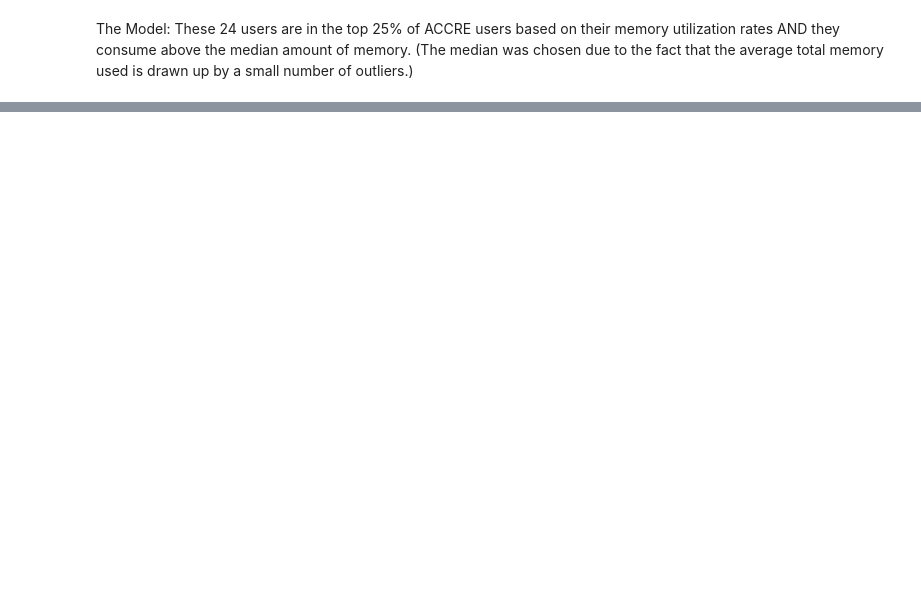
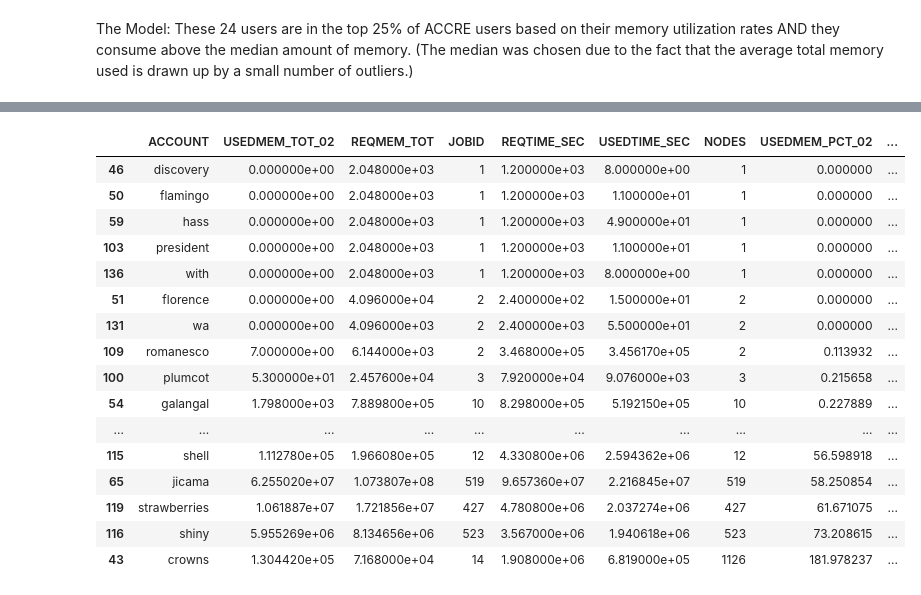
Before and after one commit to nss-data-science-cohort-4/dq2-accre-valkyries, a Jupyter notebook: notebooks/vai-02_dq2-accre-analysis-memory-usage.ipynb, the cells around one changed output, grey strips where cells are left out. Cells and saved outputs as stored; diff of their text form; code cells hidden in the pictures; blank space fills up the shorter version.

```diff
--- a/notebooks/vai-02_dq2-accre-analysis-memory-usage.ipynb
+++ b/notebooks/vai-02_dq2-accre-analysis-memory-usage.ipynb
@@ -1105,0 +1288,20 @@ plt.tight_layout()
+# %%
+accre_grouped_by_account_sorted_by_usedmem_rate
+# %% [output]
+|  | ACCOUNT | USEDMEM_TOT_02 | REQMEM_TOT | JOBID | REQTIME_SEC | USEDTIME_SEC | NODES | USEDMEM_PCT_02 | ... |
+| 46 | discovery | 0.000000e+00 | 2.048000e+03 | 1 | 1.200000e+03 | 8.000000e+00 | 1 | 0.000000 | ... |
+| 50 | flamingo | 0.000000e+00 | 2.048000e+03 | 1 | 1.200000e+03 | 1.100000e+01 | 1 | 0.000000 | ... |
+| 59 | hass | 0.000000e+00 | 2.048000e+03 | 1 | 1.200000e+03 | 4.900000e+01 | 1 | 0.000000 | ... |
+| 103 | president | 0.000000e+00 | 2.048000e+03 | 1 | 1.200000e+03 | 1.100000e+01 | 1 | 0.000000 | ... |
+| 136 | with | 0.000000e+00 | 2.048000e+03 | 1 | 1.200000e+03 | 8.000000e+00 | 1 | 0.000000 | ... |
+| 51 | florence | 0.000000e+00 | 4.096000e+04 | 2 | 2.400000e+02 | 1.500000e+01 | 2 | 0.000000 | ... |
+| 131 | wa | 0.000000e+00 | 4.096000e+03 | 2 | 2.400000e+03 | 5.500000e+01 | 2 | 0.000000 | ... |
+| 109 | romanesco | 7.000000e+00 | 6.144000e+03 | 2 | 3.468000e+05 | 3.456170e+05 | 2 | 0.113932 | ... |
+| 100 | plumcot | 5.300000e+01 | 2.457600e+04 | 3 | 7.920000e+04 | 9.076000e+03 | 3 | 0.215658 | ... |
+| 54 | galangal | 1.798000e+03 | 7.889800e+05 | 10 | 8.298000e+05 | 5.192150e+05 | 10 | 0.227889 | ... |
+| ... | ... | ... | ... | ... | ... | ... | ... | ... | ... |
+| 115 | shell | 1.112780e+05 | 1.966080e+05 | 12 | 4.330800e+06 | 2.594362e+06 | 12 | 56.598918 | ... |
+| 65 | jicama | 6.255020e+07 | 1.073807e+08 | 519 | 9.657360e+07 | 2.216845e+07 | 519 | 58.250854 | ... |
+| 119 | strawberries | 1.061887e+07 | 1.721856e+07 | 427 | 4.780800e+06 | 2.037274e+06 | 427 | 61.671075 | ... |
+| 116 | shiny | 5.955269e+06 | 8.134656e+06 | 523 | 3.567000e+06 | 1.940618e+06 | 523 | 73.208615 | ... |
+| 43 | crowns | 1.304420e+05 | 7.168000e+04 | 14 | 1.908000e+06 | 6.819000e+05 | 1126 | 181.978237 | ... |
```
Also changed, not shown: parts of 25 cells of this notebook.
